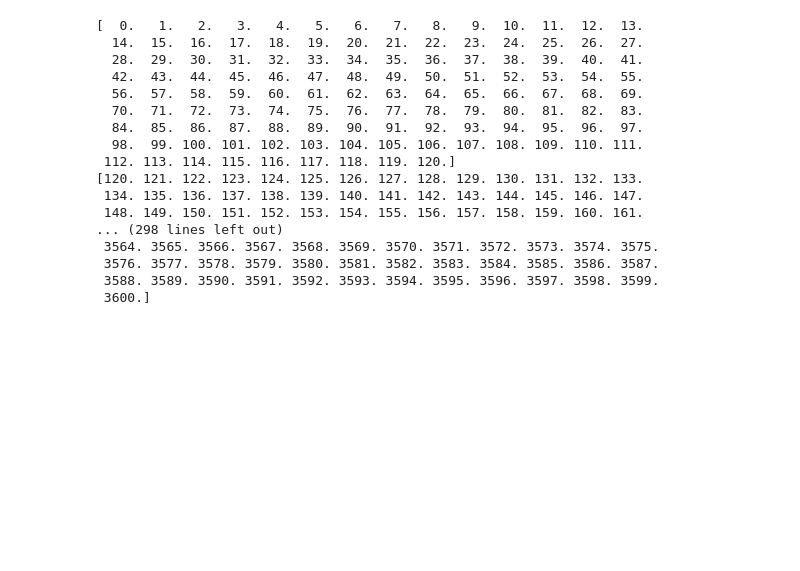
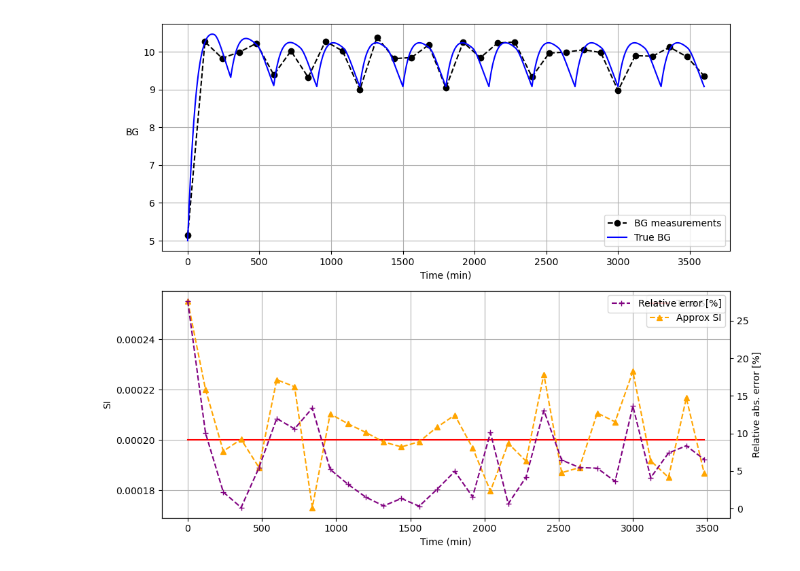
Before and after one commit to mlmulv/Thesis-Code, a Jupyter notebook: modeling_estimation.ipynb, the cells around one changed output. Drawn from its saved outputs; the diff is of its cells as text; code cells hidden in the pictures; blank space fills up the shorter version.

Commit message:
Edited Integral Approximation

```diff
--- a/modeling_estimation.ipynb
+++ b/modeling_estimation.ipynb
@@ -36,29 +37,53 @@ process_noises = 1e-4/(Ts_meas)*np.ones((len(initial_state),))
 process_noises[-1] = (1e-6)**2/(Ts_meas)
 input_functions = {"D": D_func, "PN": PN_func, "Uex": uex_func}
 model = ICINGModel(params=None,dt=dt, initial_state=initial_state + 0.1*initial_state, process_noise_vars=process_noises, measurement_noise_var=measurement_noise_std**2, u_funcs=input_functions)
+# %%
+# SI Integral Approximation
+SI = np.zeros_like(G_meas[:-1])
+pG = model.params["pG"]
+alphaG = model.params["alphaG"]
+EGP = model.params["EGP"]
+CNS = model.params["CNS"]
+VG = model.params["VG"]
+
+for idx, ti in enumerate(t_meas[:-1]):
+    t_mask = (t >= t[Ts_meas*idx]) & (t < t[Ts_meas*(idx+1)])
+    times = t[t_mask]
+    Q = Q_true[t_mask]
+    P = P_true[t_mask]
+    G_t1 = G_meas[idx+1]
+    G_t0 = G_meas[idx]
+    SI[idx] = integral_approximate_SI(G_t1, G_t0, Q, P, times, pG, alphaG, EGP, CNS, VG)
+# %%
+# Plotting SI Approximation
+SI_true = SI_const * np.ones_like(SI)
+fig, ax = plt.subplots(2,1, figsize=(10,8))
+ax[0].plot(t_meas, G_meas,  marker='o', label='BG measurements', color='k', linestyle='--')
+ax[0].plot(t, G_true, label='True BG', color='blue')
+ax[0].set_xlabel('Time (min)')
+ax[0].set_ylabel('BG', rotation=0, ha="right")
+ax[0].grid()
+ax[0].legend()
+
+ax[1].plot(t_meas[:-1], SI_true, color = 'red', label = "True SI")
+ax[1].plot(t_meas[:-1], SI, color = "orange", linestyle = '--', marker = '^', label = 'Approx SI')
+ax[1].set_xlabel("Time (min)")
+ax[1].set_ylabel("SI")
+ax[1].grid()
+ax[1].legend(loc="best")
+err_ax = ax[1].twinx()
+err_ax.spines["right"]
+err_ax.plot(t_meas[:-1], np.abs((SI - SI_true)*100/SI_true), color="purple", linestyle = '--', marker = '+', label="Relative error [%]")
+err_ax.set_ylabel("Relative abs. error [%]")
+err_ax.legend()
+fig.tight_layout()
+# %% [output]
+[figure, added]
 # %%
 # Run Extended Kalman Filter
 num_states = len(initial_state)
 filter = ExtendedKalmanFilter(num_states=num_states, model=model, Ts_meas=Ts_meas)
 sim = filter.simulate(t, t_meas, G_meas, filter)
-saved_state, saved_noise_var, G_est, Q_est, I_est, Uen_est, SI_est, G_pred, SI_fit = sim.run()
+saved_state, saved_noise_var, G_est, Q_est, I_est, Uen_est, SI_est, G_pred = sim.run()
-# %% [output]
-[  0.   1.   2.   3.   4.   5.   6.   7.   8.   9.  10.  11.  12.  13.
-  14.  15.  16.  17.  18.  19.  20.  21.  22.  23.  24.  25.  26.  27.
-  28.  29.  30.  31.  32.  33.  34.  35.  36.  37.  38.  39.  40.  41.
-  42.  43.  44.  45.  46.  47.  48.  49.  50.  51.  52.  53.  54.  55.
-  56.  57.  58.  59.  60.  61.  62.  63.  64.  65.  66.  67.  68.  69.
-  70.  71.  72.  73.  74.  75.  76.  77.  78.  79.  80.  81.  82.  83.
-  84.  85.  86.  87.  88.  89.  90.  91.  92.  93.  94.  95.  96.  97.
-  98.  99. 100. 101. 102. 103. 104. 105. 106. 107. 108. 109. 110. 111.
- 112. 113. 114. 115. 116. 117. 118. 119. 120.]
-[120. 121. 122. 123. 124. 125. 126. 127. 128. 129. 130. 131. 132. 133.
- 134. 135. 136. 137. 138. 139. 140. 141. 142. 143. 144. 145. 146. 147.
- 148. 149. 150. 151. 152. 153. 154. 155. 156. 157. 158. 159. 160. 161.
-... (298 lines left out)
- 3564. 3565. 3566. 3567. 3568. 3569. 3570. 3571. 3572. 3573. 3574. 3575.
- 3576. 3577. 3578. 3579. 3580. 3581. 3582. 3583. 3584. 3585. 3586. 3587.
- 3588. 3589. 3590. 3591. 3592. 3593. 3594. 3595. 3596. 3597. 3598. 3599.
- 3600.]
 # %%
 # Plot Extended Kalman Fitler
```
Also changed, not shown: parts of 3 cells of this notebook, 3 other files.
